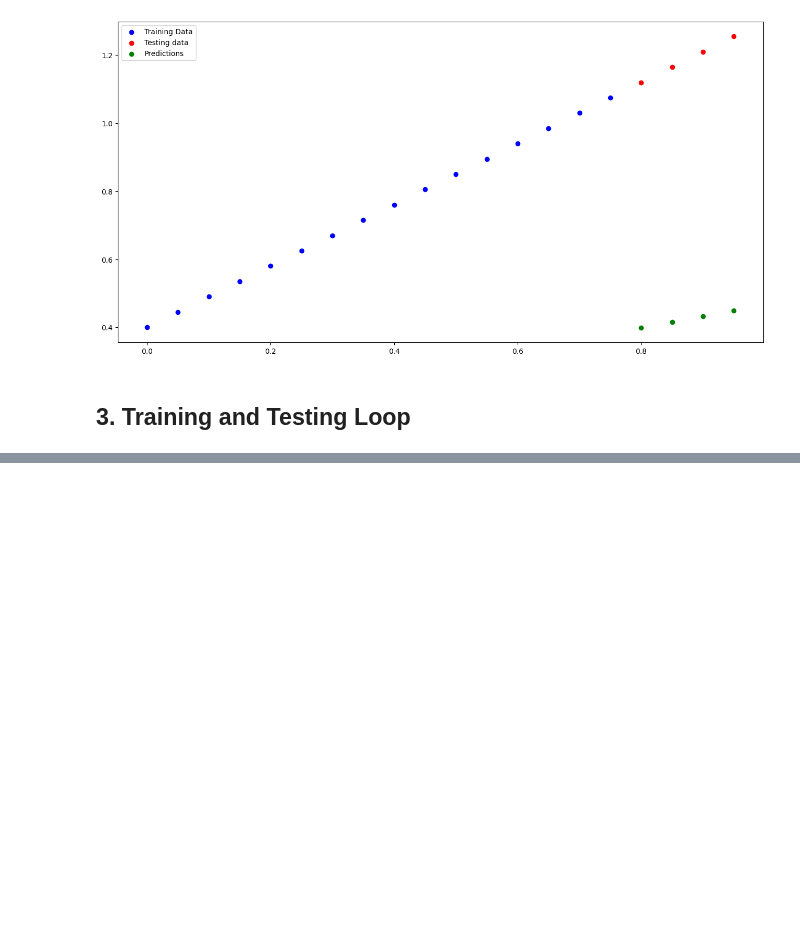
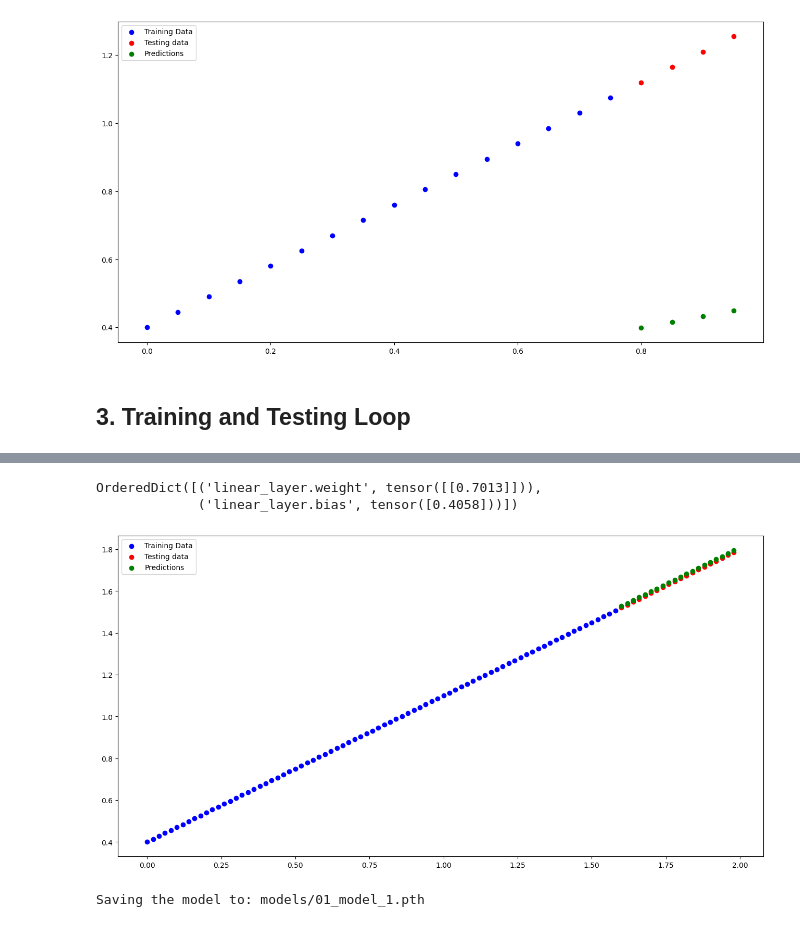
Before and after one commit to neel2306/PyTorch_Fundamentals, a Jupyter notebook: 01_Workflow.ipynb, the cells around one changed output, grey strips where cells are left out. Drawn from its saved outputs; the diff is of its cells as text; code cells hidden in the pictures; blank space fills up the shorter version.

```diff
--- a/01_Workflow.ipynb
+++ b/01_Workflow.ipynb
@@ -186,0 +286,36 @@ plt.show()
+# %%
+#Training Loop
+torch.manual_seed(42)
+
+epochs = 260
+
+for epoch in range(epochs):
+    ### Training
+    model_1.train() # train mode is on by default after construction
+
+    # 1. Forward pass
+    y_preds = model_1(X_train)
+
+    # 2. Calculate loss
+    loss = loss_fn(y_preds, y_train)
+
+    # 3. Zero grad optimizer
+    optimizer.zero_grad()
+
+    # 4. Loss backward
+    loss.backward()
+
+    # 5. Step the optimizer
+    optimizer.step()
+
+    ### Testing
+    model_1.eval() # put the model in evaluation mode for testing (inference)
+    # 1. Forward pass
+    with torch.inference_mode():
+        test_pred = model_1(X_test)
+
+        # 2. Calculate the loss
+        test_loss = loss_fn(test_pred, y_test)
+
+    if epoch % 20 == 0:
+        print(f"Epoch: {epoch} | Train loss: {loss} | Test loss: {test_loss}")
@@ -186,0 +336,15 @@ plt.show()
+# %%
+model_1.state_dict()
+# %% [output]
+OrderedDict([('linear_layer.weight', tensor([[0.7013]])),
+             ('linear_layer.bias', tensor([0.4058]))])
+# %%
+model_1.eval()
+
+#Predictions
+with torch.inference_mode():
+    y_preds2 = model_1(X_test)
+
+plot_preds(X_train, y_train, X_test, y_test, y_preds2)
+# %% [output]
+[figure, added]
@@ -186,0 +359,5 @@ plt.show()
+# %%
+print(f"Saving the model to: {MODEL_SAVE_PATH}")
+torch.save(obj=model_1.state_dict(), f=MODEL_SAVE_PATH)
+# %% [output]
+Saving the model to: models/01_model_1.pth
```
Also changed, not shown: parts of 14 cells of this notebook.
